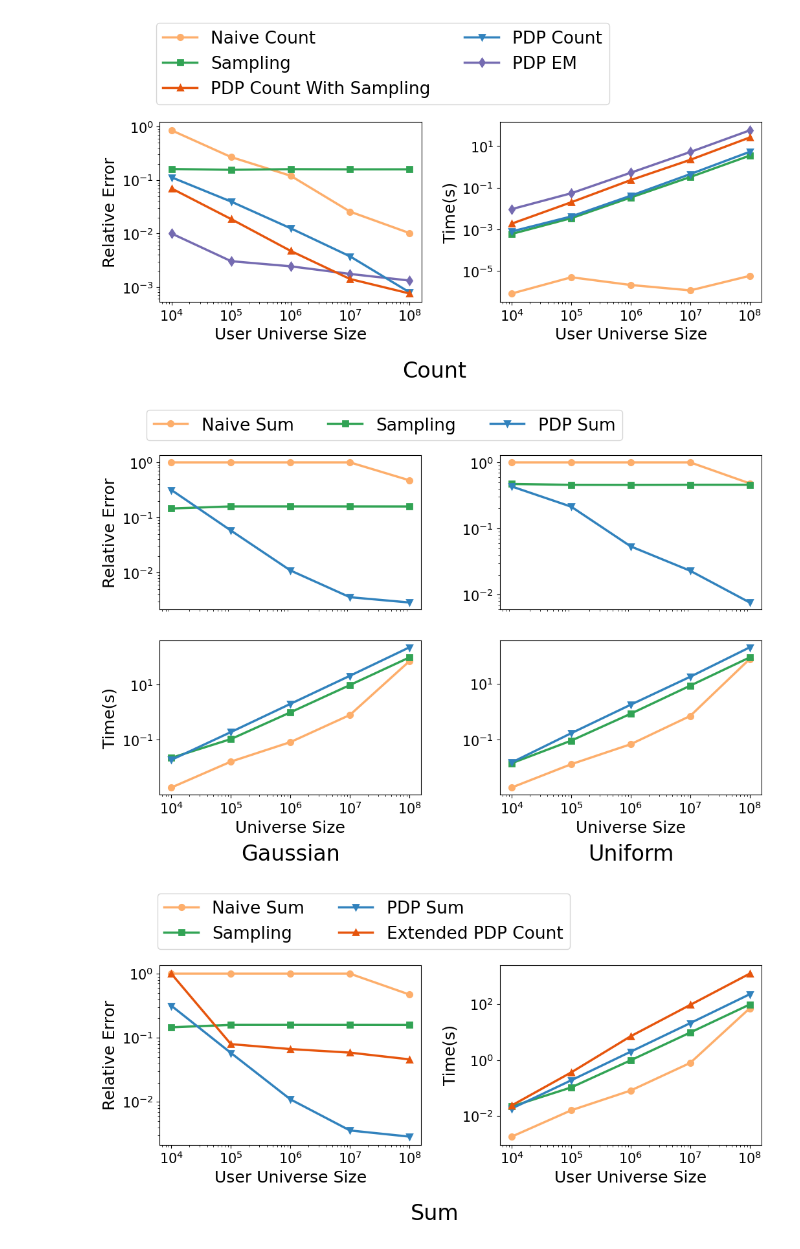
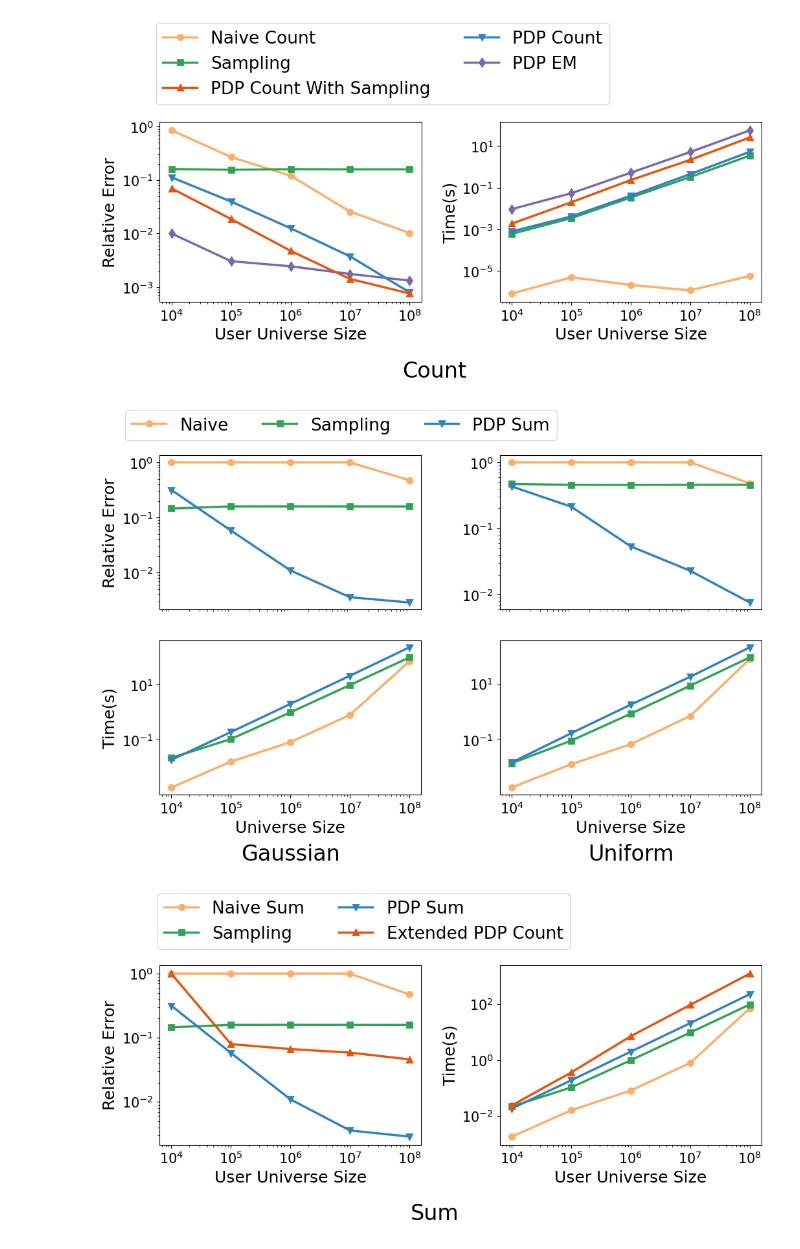
Before and after one commit to PersonalizedDP/Personalized-DP, a Jupyter notebook: figures.ipynb, the cells around one changed output. Drawn from its saved outputs; the diff is of its cells as text; code cells hidden in the pictures.

```diff
--- a/figures.ipynb
+++ b/figures.ipynb
@@ -260,7 +260,7 @@ sample_sum_time_uni = [0.014801025390625, 0.09353089332580566, 0.844932079315185
 fig, axes = plt.subplots(2,2, figsize=(12, 6.8))
 
 axes[0][0].tick_params(axis='both', which='major', labelsize=15)
-line1, =axes[0][0].plot(num_user, naive_sum_error,linewidth = 2.5, linestyle = '-',label='Naive Sum',
+line1, =axes[0][0].plot(num_user, naive_sum_error,linewidth = 2.5, linestyle = '-',label='Naive',
     marker = 'o',markersize = 6,color=plt.cm.tab20c(6),
     markeredgecolor=plt.cm.tab20c(6),markeredgewidth = 2,markerfacecolor=plt.cm.tab20c(6))
 
@@ -280,11 +280,11 @@ axes[0][0].set_yscale('log')
 # axes[0].set_xscale('log')
 axes[0][0].set_xticks([])
 
-axes[0][0].legend(handles=[line1, line2, line3],bbox_to_anchor=(0.8, 0.35, 1, 1),fontsize=19,ncol=3, facecolor="white")
+axes[0][0].legend(handles=[line1, line2, line3],bbox_to_anchor=(0.55, 0.35, 1, 1),fontsize=19,ncol=3, facecolor="white")
 
 
 axes[1][0].tick_params(axis='both', which='major', labelsize=15)
-line1, =axes[1][0].plot(num_user, naive_sum_time,linewidth = 2.5, linestyle = '-',label='Naive Sum',
+line1, =axes[1][0].plot(num_user, naive_sum_time,linewidth = 2.5, linestyle = '-',label='Naive',
     marker = 'o',markersize = 6,color=plt.cm.tab20c(6),
     markeredgecolor=plt.cm.tab20c(6),markeredgewidth = 2,markerfacecolor=plt.cm.tab20c(6))
 
@@ -306,7 +306,7 @@ axes[1][0].set_ylabel('Time(s)',fontsize=18)
 
 
 axes[0][1].tick_params(axis='both', which='major', labelsize=15)
-line1, =axes[0][1].plot(num_user, naive_sum_error_uni,linewidth = 2.5, linestyle = '-',label='Naive Sum',
+line1, =axes[0][1].plot(num_user, naive_sum_error_uni,linewidth = 2.5, linestyle = '-',label='Naive',
     marker = 'o',markersize = 6,color=plt.cm.tab20c(6),
     markeredgecolor=plt.cm.tab20c(6),markeredgewidth = 2,markerfacecolor=plt.cm.tab20c(6))
 
@@ -328,35 +328,35 @@ axes[0][1].set_yscale('log')
 axes[0][1].set_xticks([])
 
 axes[1][1].tick_params(axis='both', which='major', labelsize=15)
-line1, =axes[1][1].plot(num_user, naive_sum_time_uni,linewidth = 2.5, linestyle = '-',label='Naive Sum',
+line1, =axes[1][1].plot(num_user, naive_sum_time_uni,linewidth = 2.5, linestyle = '-',label='Naive',
     marker = 'o',markersize = 6,color=plt.cm.tab20c(6),
     markeredgecolor=plt.cm.tab20c(6),markeredgewidth = 2,markerfacecolor=plt.cm.tab20c(6))
 
 line2, =axes[1][1].plot(num_user, sample_sum_time_uni,linewidth = 2.5, linestyle = '-',label='Sampling',
     marker = 's',markersize = 6,color=plt.cm.tab20c(8),
     markeredgecolor=plt.cm.tab20c(8),markeredgewidth = 2,markerfacecolor=plt.cm.tab20c(8))
 
 line3, =axes[1][1].plot(num_user, pdp_sum_time_uni,linewidth = 2.5, linestyle = '-',label='PDP Sum',
     marker = 'v',markersize = 6,color=plt.cm.tab20c(0),
     markeredgecolor=plt.cm.tab20c(0),markeredgewidth = 2,markerfacecolor=plt.cm.tab20c(0))
 
 #axes[1].set_ylabel('Error(3-Star)',fontsize=22)
 axes[1][1].set_yscale('log')
 axes[1][1].set_xscale('log')
 # axes[1][1].set_ylabel('Time(s)',fontsize=18)
 
 axes[1][0].set_xlabel('Universe Size', fontsize=18)
 axes[1][1].set_xlabel('Universe Size', fontsize=18)
 
 
 plt.subplots_adjust( wspace=0.3)
 axes[1][0].set_title('Gaussian', y=-0.46, fontsize=24)
 axes[1][1].set_title('Uniform', y=-0.46, fontsize=24)
 
 # plt.show()
 plt.savefig("./sum.jpg", bbox_inches='tight')
 # %% [output]
-[figure, old version]
+[figure, new version]
 # %%
 fig, axes = plt.subplots(1,2, figsize=(12, 3.6))
 
```
Also changed, not shown: parts of 4 cells of this notebook, 2 other files.
